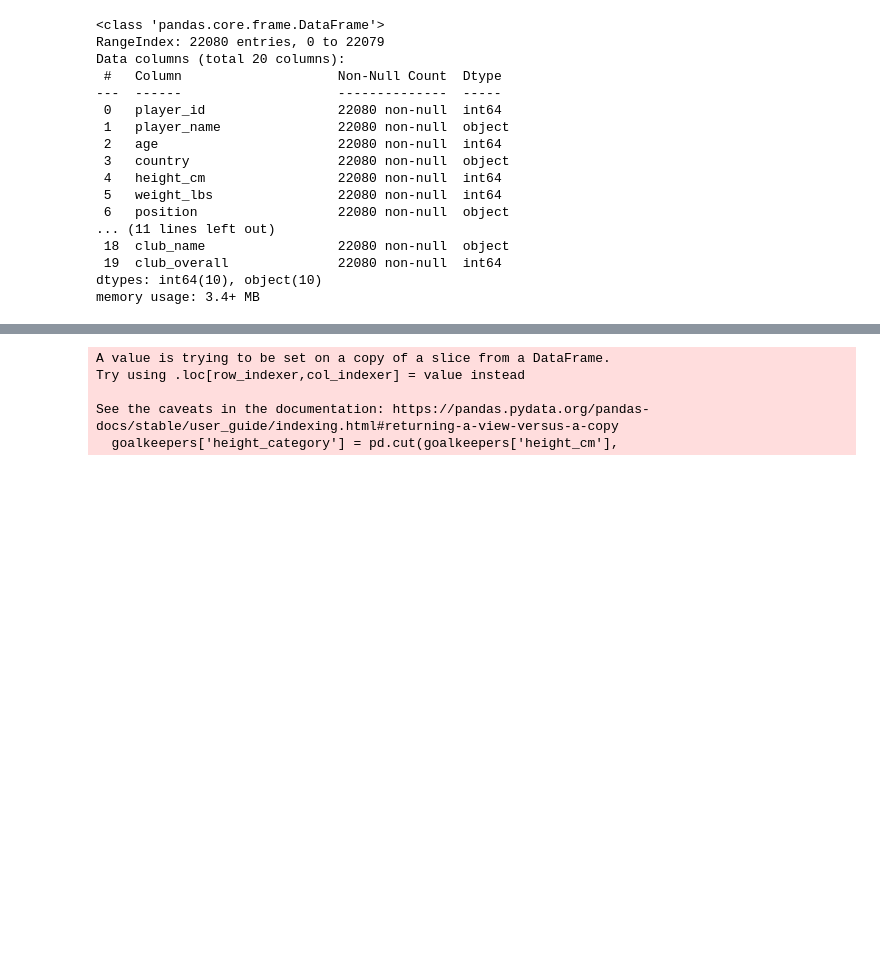
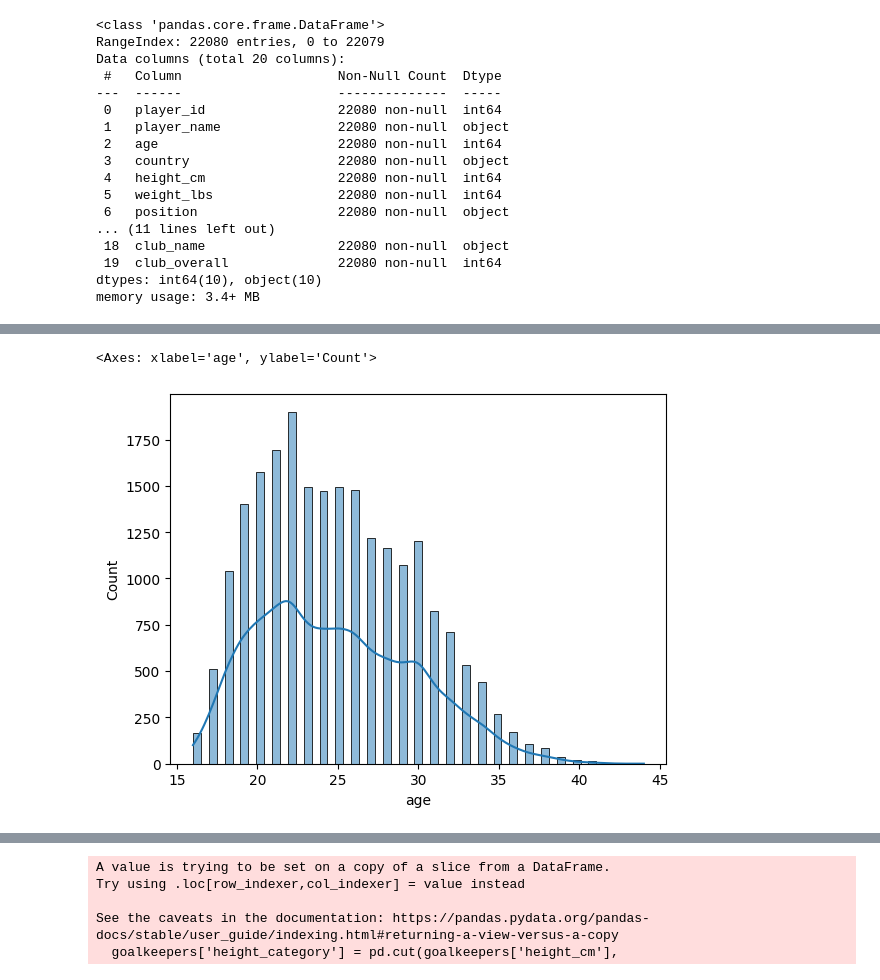
Before and after one commit to Geoffrey0pv/Football_Data_Analytics, a Jupyter notebook: Taller_1.ipynb, the cells around one changed output, grey strips where cells are left out. Cells and saved outputs as stored; diff of their text form; code cells hidden in the pictures; blank space fills up the shorter version.

```diff
--- a/Taller_1.ipynb
+++ b/Taller_1.ipynb
@@ -20,0 +29,2 @@ Este dataset contiene información 22mil jugadores de futbol de todo el planeta
+# %%
+dataset = pd.read_csv('base_taller.csv', sep=';', na_values=[' ', ''])              # Como el archivo contiene algunos caracteres vacíos, con este comando pandas los interpreta como na (valores faltantes).
@@ -162,0 +178,6 @@ colombia_league
+# %%
+dataset['age'].describe()
+sns.histplot(dataset['age'], kde=True)
+# %% [output]
+<Axes: xlabel='age', ylabel='Count'>
+[figure, added]
```
Also changed, not shown: parts of 68 cells of this notebook, 4 other files.
